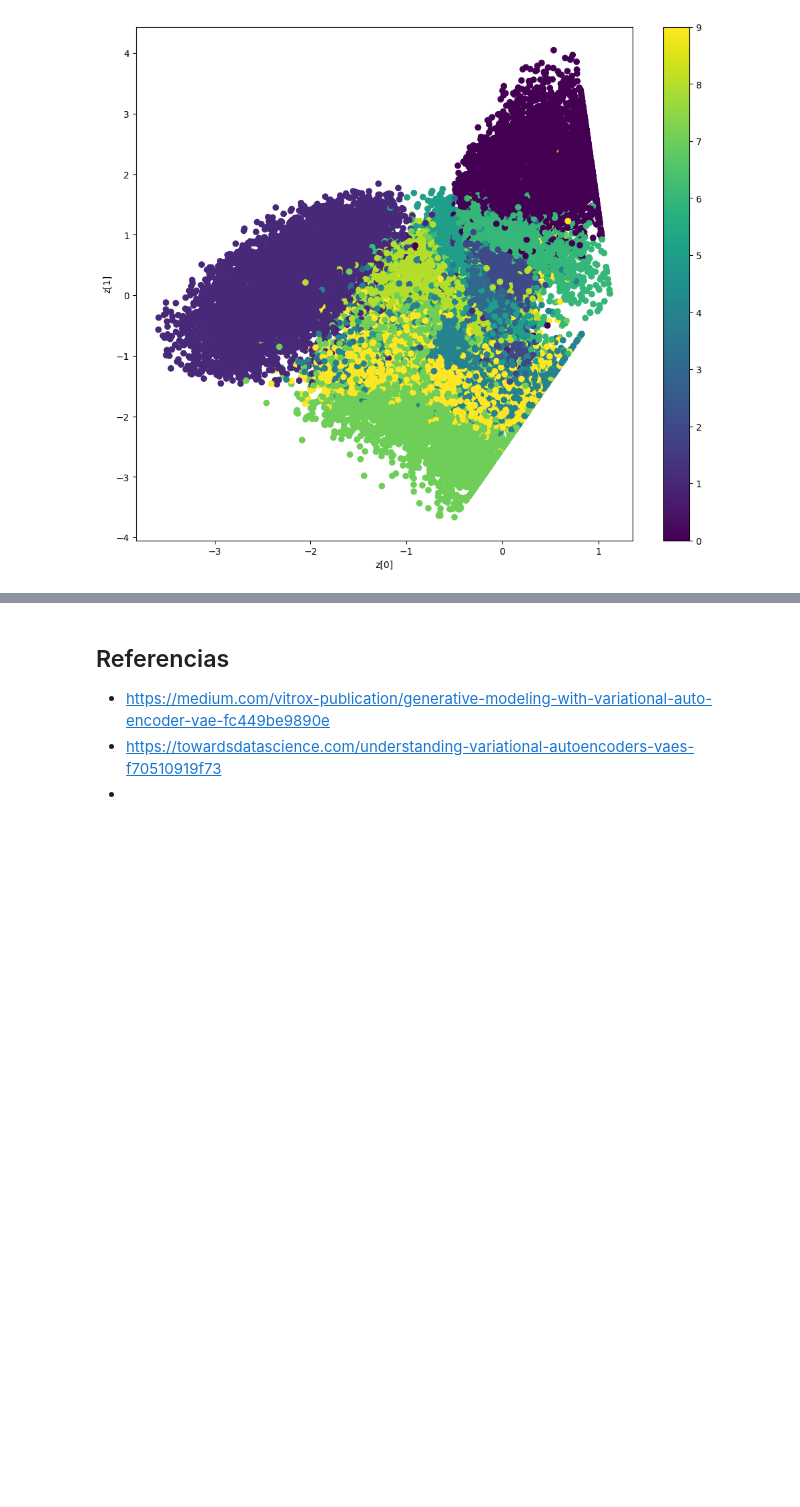
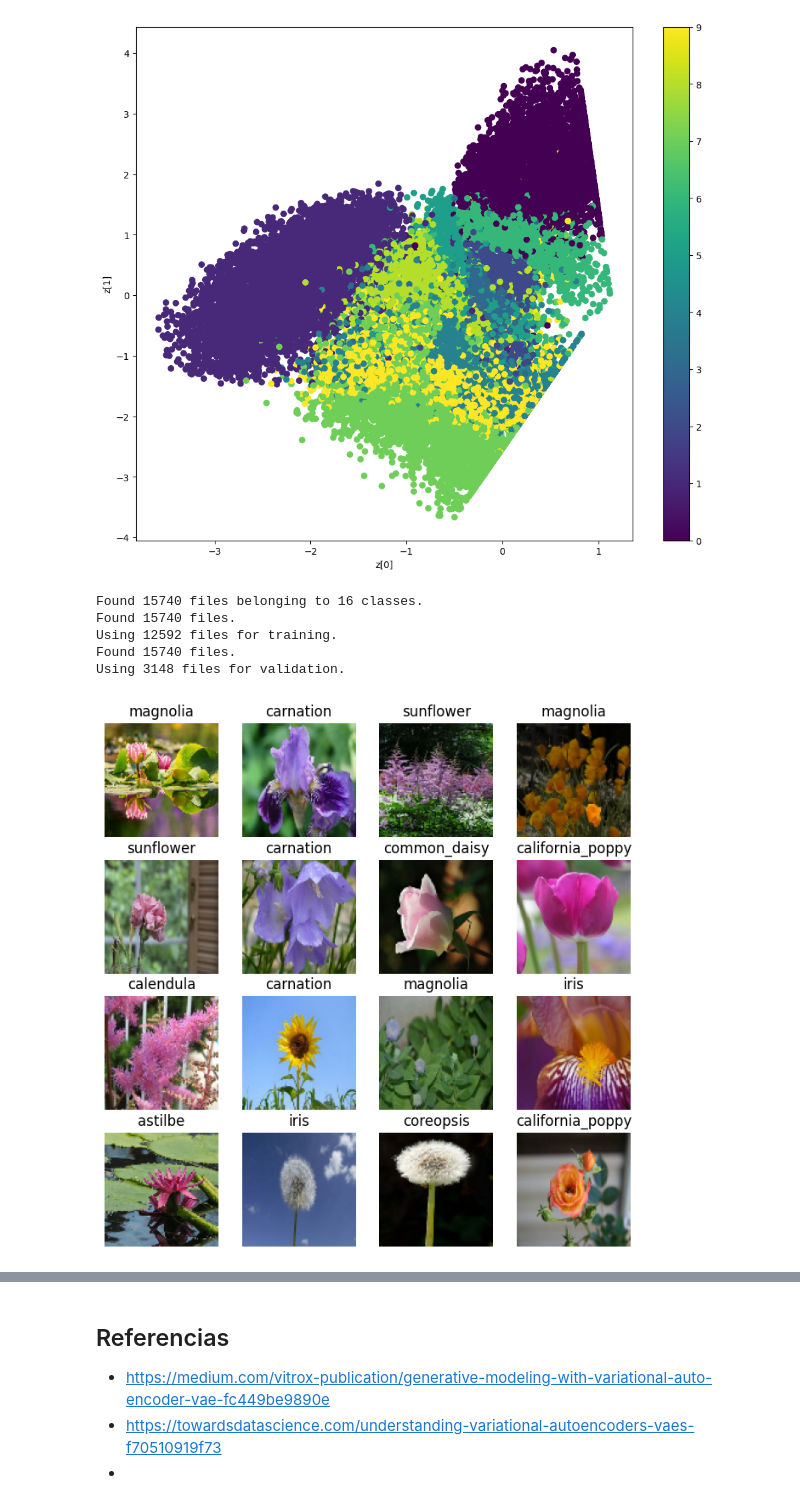
Before and after one commit to Pizzanami/Autoencoder_Variacional, a Jupyter notebook: Autoencoder_Variacional.ipynb, the cells around one changed output, grey strips where cells are left out. Saved outputs shown, nothing was run; the diff lists cells and outputs as text; code cells hidden in the pictures; blank space fills up the shorter version.

Commit message:
Esto no jala pero es con ts datasets

```diff
--- a/Autoencoder_Variacional.ipynb
+++ b/Autoencoder_Variacional.ipynb
@@ -223,3 +223,81 @@ x_train = np.expand_dims(x_train, -1).astype("float32") / 255
 plot_label_clusters(vae, x_train, y_train)
 # %% [output]
 [figure]
+# %%
+BATCH_SIZE = 32
+
+IMG_WIDTH  = 96
+IMG_HEIGHT = 96
+
+ENCODING_SIZE = 8
+
+directorio = "flowers"
+
+# create a flower with labels generator
+flower_generator = tf.keras.preprocessing.image_dataset_from_directory(
+  directorio,
+  seed = 84,
+  image_size = (IMG_HEIGHT, IMG_WIDTH),
+  batch_size = BATCH_SIZE,
+  labels = 'inferred'
+)
+
+# keep the flower names for future reference
+flower_names = flower_generator.class_names
+
+# create a training data generator
+training_generator = tf.keras.preprocessing.image_dataset_from_directory(
+  directorio,
+  seed = 42,
+  image_size = (IMG_HEIGHT, IMG_WIDTH),
+  batch_size = BATCH_SIZE,
+  labels = None,
+  validation_split = 0.2,
+  subset = 'training'
+)
+
+# and a validation set generator
+validation_generator = tf.keras.preprocessing.image_dataset_from_directory(
+  directorio,
+  seed = 42,
+  image_size = (IMG_HEIGHT, IMG_WIDTH),
+  batch_size = BATCH_SIZE,
+  labels = None,
+  validation_split = 0.2,
+  subset = 'validation'
+)
+
+# autoencoders require the input matrix as both the input
+# and the output
+# provide input -> input for the autoencoder
+# and, do scaling
+def replicate_inputs_to_outputs(images):
+  return images/255, images/255
+
+# create prefetch generators to speed things up a bit
+training_generator = training_generator.prefetch(128)
+validation_generator = validation_generator.prefetch(128)
+
+# create the final generators to be used in training the autoencoders
+X_train = training_generator.map(replicate_inputs_to_outputs)
+X_valid = validation_generator.map(replicate_inputs_to_outputs)
+# %% [output]
+Found 15740 files belonging to 16 classes.
+Found 15740 files.
+Using 12592 files for training.
+Found 15740 files.
+Using 3148 files for validation.
+# %%
+def plot_random_images(generator, class_names, num_images=16, grid_size=(4, 4)):
+    plt.figure(figsize=(8, 8))
+    for images, labels in generator.take(1):
+        for i in range(min(num_images, len(images))):
+            ax = plt.subplot(grid_size[0], grid_size[1], i + 1)
+            plt.imshow(images[i].numpy().astype("uint8"))
+            plt.title(class_names[labels[i].numpy()])
+            plt.axis("off")
+    plt.show()
+
+plot_random_images(flower_generator, flower_names, num_images=16, grid_size=(4, 4))
+# %% [output]
+[figure, added]
```
Also changed, not shown: parts of 2 cells of this notebook, 1 other file.
